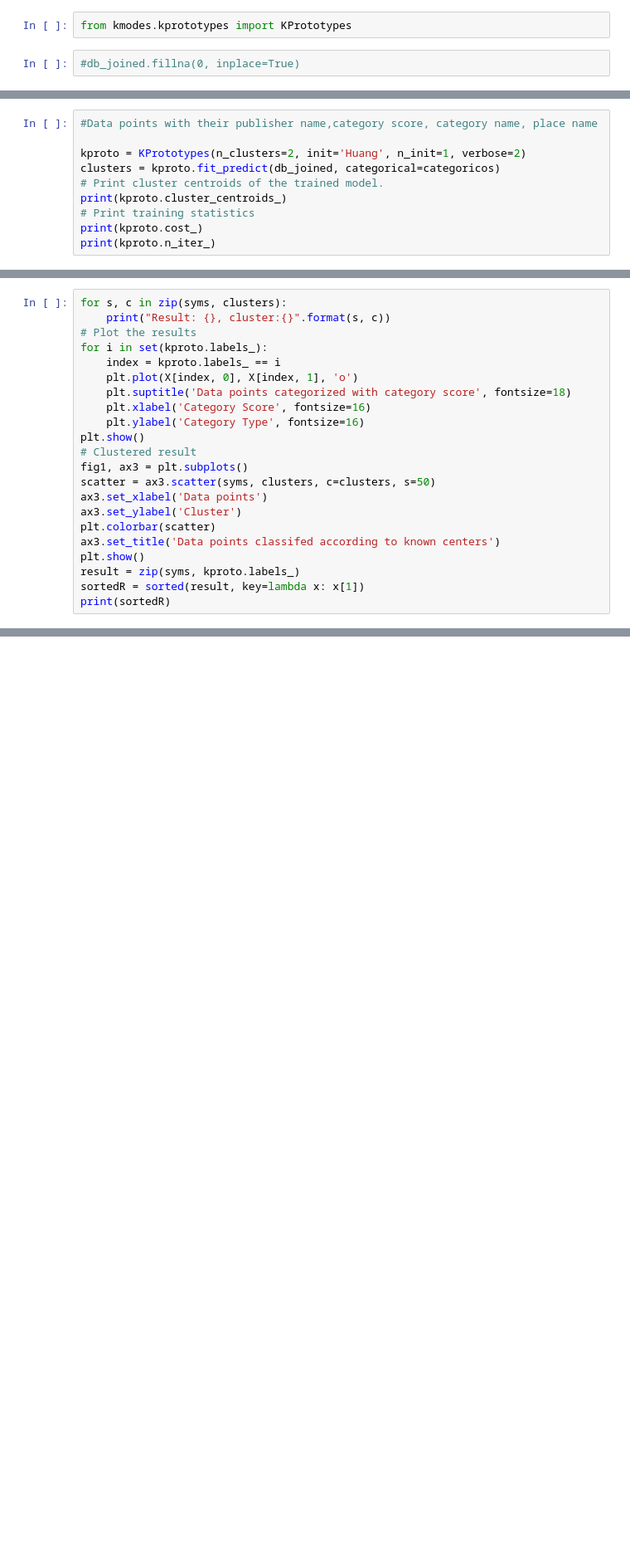
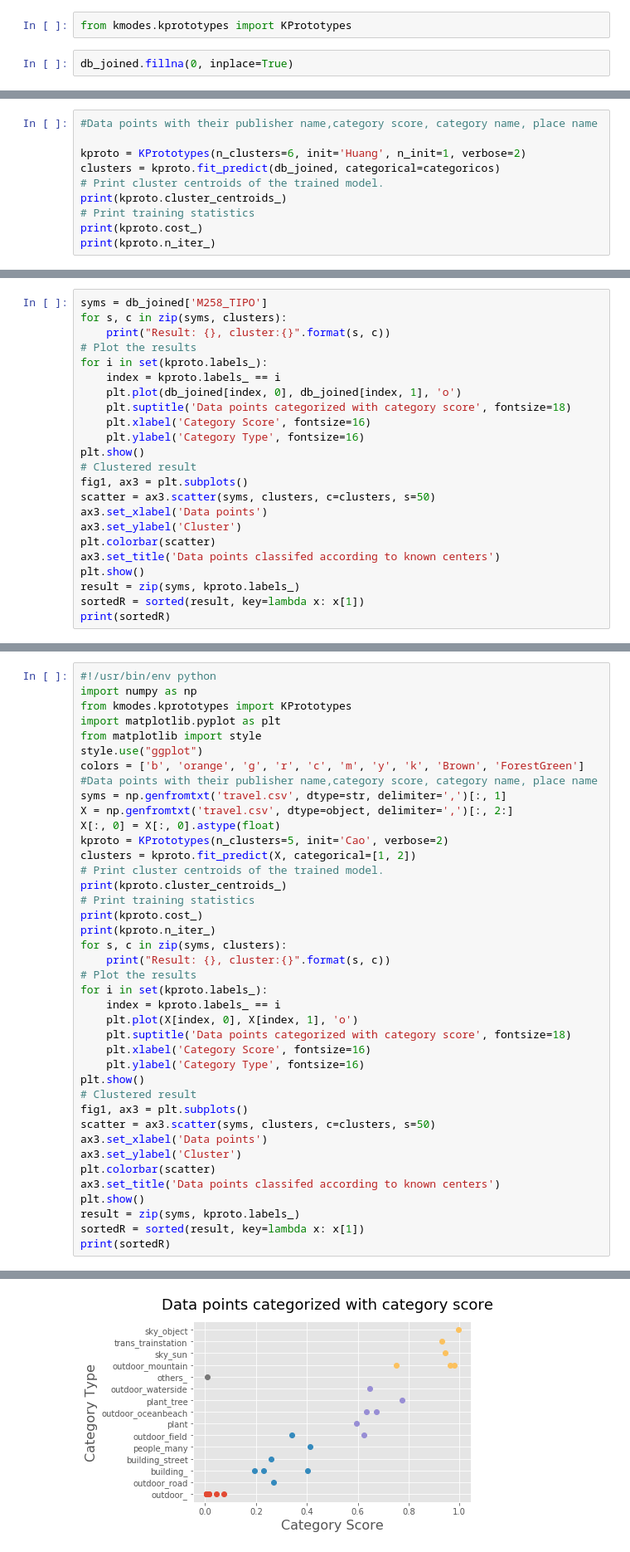
Before and after one commit to mariliarosa4/processoDCBDAbortoProvocado, a Jupyter notebook: Clustering in python.ipynb, the cells around one changed output, grey strips where cells are left out. Shown at 83% size. Drawn from its saved outputs; the diff is of its cells as text; blank space fills up the shorter version.

```diff
--- a/Clustering in python.ipynb
+++ b/Clustering in python.ipynb
@@ -51,7 +88,7 @@ None
 # %%
 from kmodes.kprototypes import KPrototypes
 # %%
-#db_joined.fillna(0, inplace=True)
+db_joined.fillna(0, inplace=True)
 # %%
 categ = db_joined.select_dtypes(include=['object'])
 categ_copia = db_joined.select_dtypes(include=['object']).copy()
@@ -86,7 +123,7 @@ print(copia.isnull().values.sum())
 # %%
 #Data points with their publisher name,category score, category name, place name
 
-kproto = KPrototypes(n_clusters=2, init='Huang', n_init=1, verbose=2)
+kproto = KPrototypes(n_clusters=6, init='Huang', n_init=1, verbose=2)
 clusters = kproto.fit_predict(db_joined, categorical=categoricos)
 # Print cluster centroids of the trained model.
 print(kproto.cluster_centroids_)
@@ -114,10 +151,11 @@ Run: 1, iteration: 7/100, moves: 0, ncost: 1.6663375931363954e+24
 # %%
+syms = db_joined['M258_TIPO']
 for s, c in zip(syms, clusters):
     print("Result: {}, cluster:{}".format(s, c))
 # Plot the results
 for i in set(kproto.labels_):
     index = kproto.labels_ == i
-    plt.plot(X[index, 0], X[index, 1], 'o')
+    plt.plot(db_joined[index, 0], db_joined[index, 1], 'o')
     plt.suptitle('Data points categorized with category score', fontsize=18)
     plt.xlabel('Category Score', fontsize=16)
     plt.ylabel('Category Type', fontsize=16)
@@ -137,0 +195,41 @@ NameError: name 'syms' is not defined
+# %%
+#!/usr/bin/env python
+import numpy as np
+from kmodes.kprototypes import KPrototypes
+import matplotlib.pyplot as plt
+from matplotlib import style
+style.use("ggplot")
+colors = ['b', 'orange', 'g', 'r', 'c', 'm', 'y', 'k', 'Brown', 'ForestGreen']
+#Data points with their publisher name,category score, category name, place name
+syms = np.genfromtxt('travel.csv', dtype=str, delimiter=',')[:, 1]
+X = np.genfromtxt('travel.csv', dtype=object, delimiter=',')[:, 2:]
+X[:, 0] = X[:, 0].astype(float)
+kproto = KPrototypes(n_clusters=5, init='Cao', verbose=2)
+clusters = kproto.fit_predict(X, categorical=[1, 2])
+# Print cluster centroids of the trained model.
+print(kproto.cluster_centroids_)
+# Print training statistics
+print(kproto.cost_)
+print(kproto.n_iter_)
+for s, c in zip(syms, clusters):
+    print("Result: {}, cluster:{}".format(s, c))
+# Plot the results
+for i in set(kproto.labels_):
+    index = kproto.labels_ == i
+    plt.plot(X[index, 0], X[index, 1], 'o')
+    plt.suptitle('Data points categorized with category score', fontsize=18)
+    plt.xlabel('Category Score', fontsize=16)
+    plt.ylabel('Category Type', fontsize=16)
+plt.show()
+# Clustered result
+fig1, ax3 = plt.subplots()
+scatter = ax3.scatter(syms, clusters, c=clusters, s=50)
+ax3.set_xlabel('Data points')
+ax3.set_ylabel('Cluster')
+plt.colorbar(scatter)
+ax3.set_title('Data points classifed according to known centers')
+plt.show()
+result = zip(syms, kproto.labels_)
+sortedR = sorted(result, key=lambda x: x[1])
+print(sortedR)
+# %% [output]
@@ -137,0 +253 @@ NameError: name 'syms' is not defined
+[figure, added]
```
Also changed, not shown: parts of 18 cells of this notebook, 2 other files.
